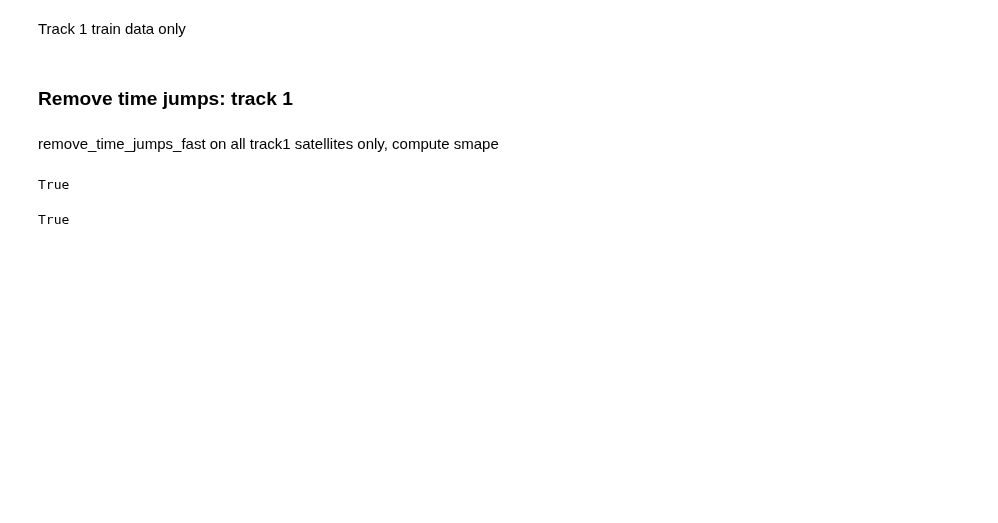
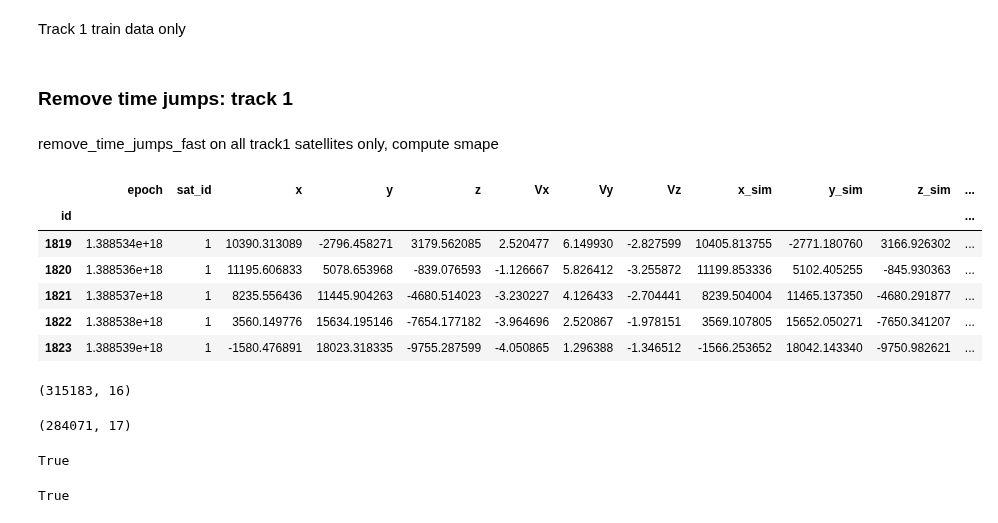
Before and after one commit to Mixanik-43/IDAO-2020, a Jupyter notebook: transformation_notebook_withLA.ipynb, the cells around one changed output. Saved outputs shown, nothing was run; the diff lists cells and outputs as text; code cells hidden in the pictures; blank space fills up the shorter version.

```diff
--- a/transformation_notebook_withLA.ipynb
+++ b/transformation_notebook_withLA.ipynb
@@ -270,10 +253,28 @@ for sat_id in tqdm(sat_t1):
     sat_data = get_satellite_data(all_data, sat_id)
     sat_data = remove_time_jumps_fast(sat_data)
     remove_jumps = remove_jumps.append(sat_data)
+# %%
+remove_jumps.head()
+# %% [output]
+|  | epoch | sat_id | x | y | z | Vx | Vy | Vz | x_sim | y_sim | z_sim | ... |
+| id |  |  |  |  |  |  |  |  |  |  |  | ... |
+| 1819 | 1.388534e+18 | 1 | 10390.313089 | -2796.458271 | 3179.562085 | 2.520477 | 6.149930 | -2.827599 | 10405.813755 | -2771.180760 | 3166.926302 | ... |
+| 1820 | 1.388536e+18 | 1 | 11195.606833 | 5078.653968 | -839.076593 | -1.126667 | 5.826412 | -3.255872 | 11199.853336 | 5102.405255 | -845.930363 | ... |
+| 1821 | 1.388537e+18 | 1 | 8235.556436 | 11445.904263 | -4680.514023 | -3.230227 | 4.126433 | -2.704441 | 8239.504004 | 11465.137350 | -4680.291877 | ... |
+| 1822 | 1.388538e+18 | 1 | 3560.149776 | 15634.195146 | -7654.177182 | -3.964696 | 2.520867 | -1.978151 | 3569.107805 | 15652.050271 | -7650.341207 | ... |
+| 1823 | 1.388539e+18 | 1 | -1580.476891 | 18023.318335 | -9755.287599 | -4.050865 | 1.296388 | -1.346512 | -1566.253652 | 18042.143340 | -9750.982621 | ... |
 # %%
 remove_jumps_train = remove_jumps.drop('dt',axis=1).dropna()
+# %%
+remove_jumps_train.shape
+# %% [output]
+(315183, 16)
 # %%
 remove_jumps_test = remove_jumps.loc[~remove_jumps.index.isin(remove_jumps.drop('dt',axis=1).dropna().index)]
+# %%
+remove_jumps_test.shape
+# %% [output]
+(284071, 17)
 # %%
 remove_jumps_train.index.equals(data.index)
 # %% [output]
```
Also changed, not shown: parts of 7 cells of this notebook.
